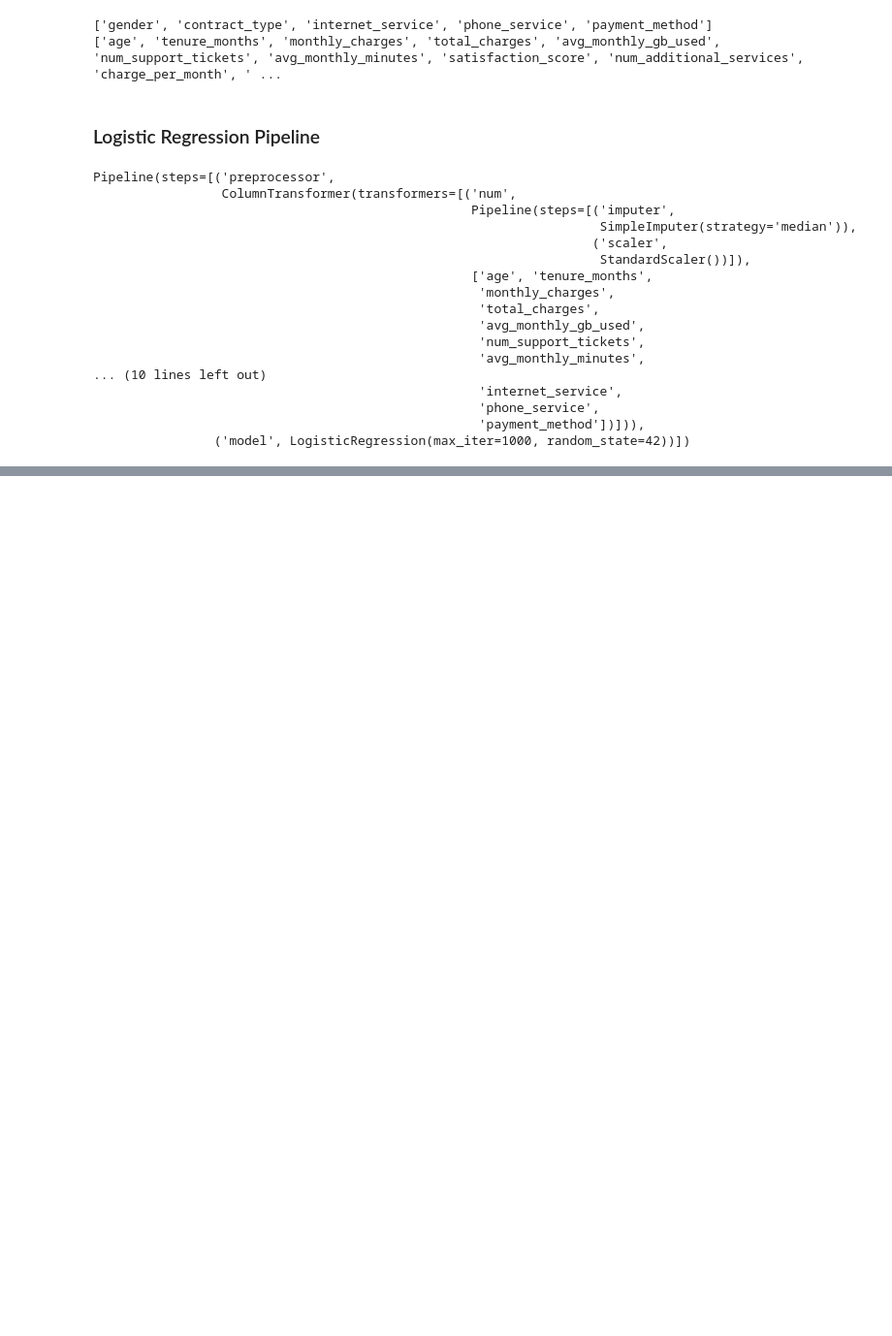
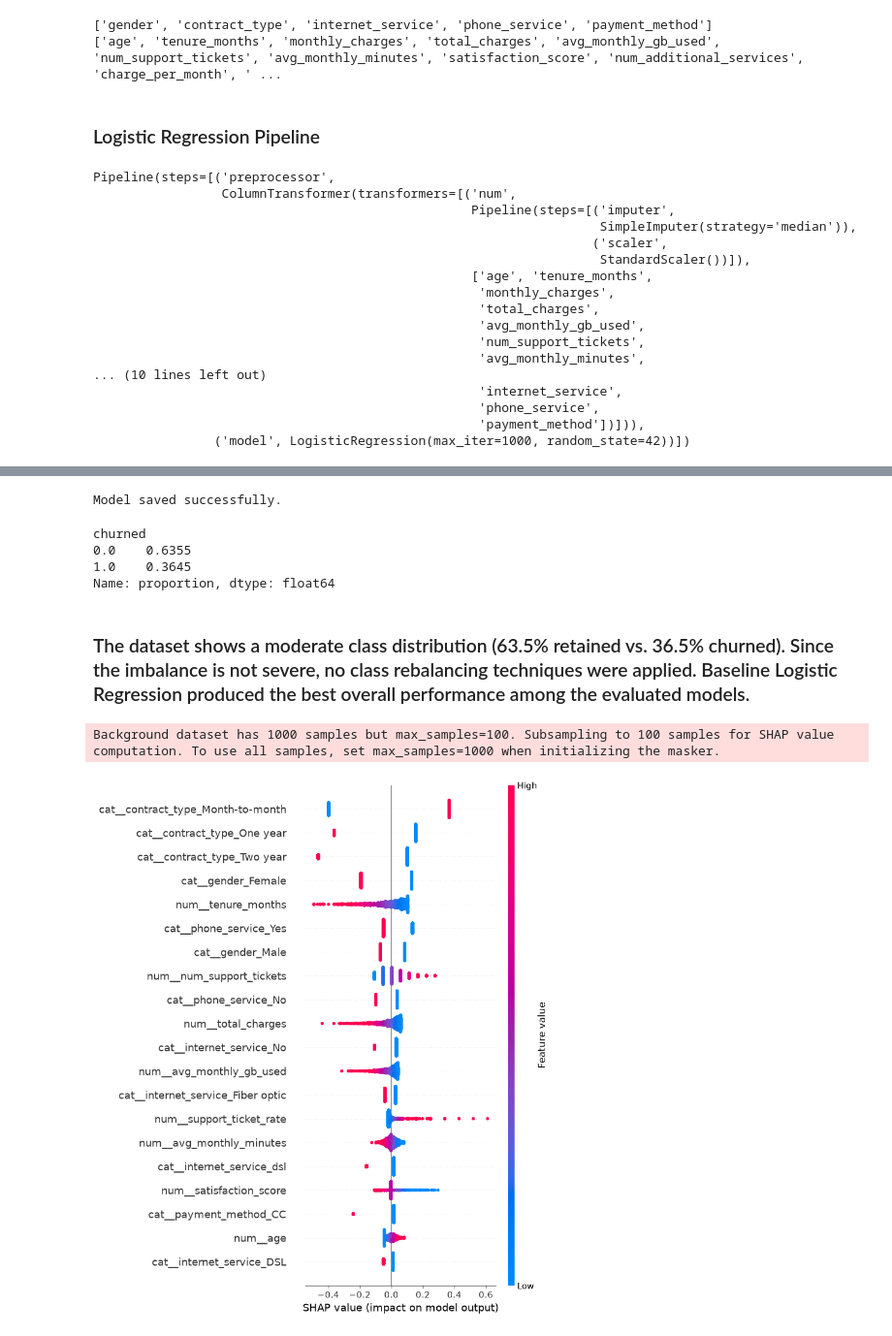
Before and after one commit to imusr/TeleconnectAIwork, a Jupyter notebook: teleconnectai/notebooks/03_model_training.ipynb, the cells around one changed output, grey strips where cells are left out. Shown at 97% size. Saved outputs shown, nothing was run; the diff lists cells and outputs as text; code cells hidden in the pictures; blank space fills up the shorter version.

```diff
--- a/teleconnectai/notebooks/03_model_training.ipynb
+++ b/teleconnectai/notebooks/03_model_training.ipynb
@@ -181,0 +451,51 @@ Pipeline(steps=[('preprocessor',
+# %%
+import joblib
+
+joblib.dump(
+    logistic_pipeline,
+    "../saved_models/churn_model.pkl"
+)
+
+print("Model saved successfully.")
+# %% [output]
+Model saved successfully.
+# %%
+y_train.value_counts(normalize=True)
+# %% [output]
+churned
+0.0    0.6355
+1.0    0.3645
+Name: proportion, dtype: float64
+# %% [markdown]
+### The dataset shows a moderate class distribution (63.5% retained vs. 36.5% churned). Since the imbalance is not severe, no class rebalancing techniques were applied. Baseline Logistic Regression produced the best overall performance among the evaluated models.
+# %%
+import shap
+
+X_test_processed = logistic_pipeline.named_steps[
+    "preprocessor"
+].transform(X_test)
+
+model = logistic_pipeline.named_steps["model"]
+# %%
+feature_names = (
+    logistic_pipeline
+    .named_steps["preprocessor"]
+    .get_feature_names_out()
+)
+# %%
+explainer = shap.LinearExplainer(
+    model,
+    X_test_processed
+)
+# %% [output]
+Background dataset has 1000 samples but max_samples=100. Subsampling to 100 samples for SHAP value computation. To use all samples, set max_samples=1000 when initializing the masker.
+# %%
+shap_values = explainer(X_test_processed)
+# %%
+shap.summary_plot(
+    shap_values,
+    X_test_processed,
+    feature_names=feature_names
+)
+# %% [output]
+[figure, added]
```
Also changed, not shown: parts of 18 cells of this notebook, 2 other files.
